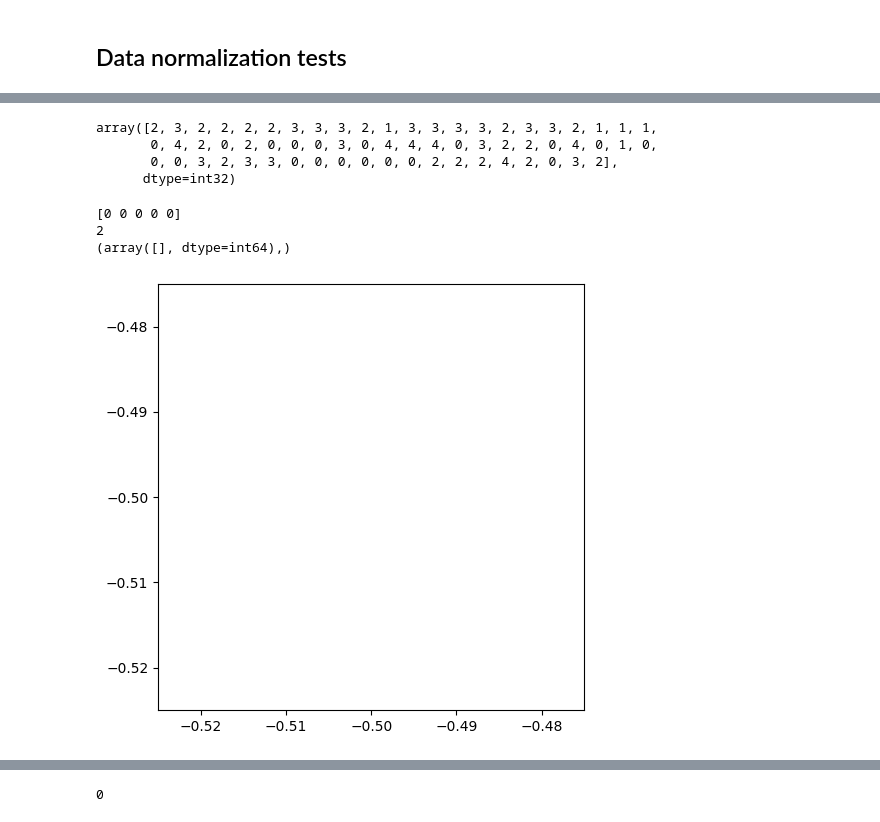
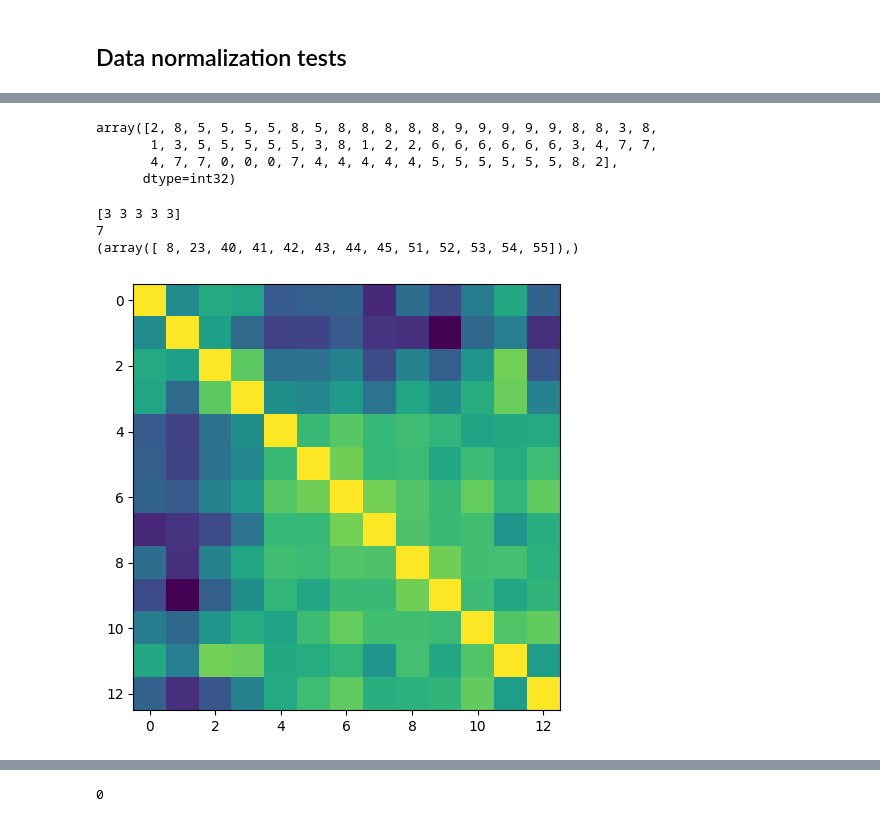
Before and after one commit to Roboy/roboy_smells, a Jupyter notebook: notebooks/test_sensor-model.ipynb, the cells around one changed output, grey strips where cells are left out. Cells and saved outputs as stored; diff of their text form; code cells hidden in the pictures.

```diff
--- a/notebooks/test_sensor-model.ipynb
+++ b/notebooks/test_sensor-model.ipynb
@@ -18,7 +18,7 @@ read in data from a specific file
 # %% [markdown]
 or all files from a from a directory
 # %%
-data_tuple = file_reader.read_all_files_in_folder('../data/newgen-test')
+data_tuple = file_reader.read_all_files_in_folder('../data')
 #data_tuple = dp.remove_broken_channels_multi_files(data_tuple)
 functionalisations, working_channels, all_data = data_tuple
 # %% [output]
@@ -56,6 +56,7 @@ for i, time in enumerate(data):
     channel_data = data[time]['channels']
     orig_data_matrix[i, :] = channel_data
 
+orig_data_matrix = orig_data_matrix[0:22_000]
 data_matrix = orig_data_matrix
 # %%
 # log scale
@@ -63,11 +64,18 @@ data_matrix = np.log(orig_data_matrix)
 
 # high-pass filter
 l1_filter = data_matrix[0]
-l1_factor = 0#1e-3
+l1_factor = 1e-3
 for i in range(len(data_matrix)):
     l1_filter = (l1_filter + data_matrix[i] * l1_factor) / (1.0+l1_factor)
     data_matrix[i] -= l1_filter
 
+# norm by variance
+data_var = np.max(data_matrix, axis=0, keepdims=True)
+#data_matrix /= data_var+1e-6
+
 # remove baseline functionalisation 0
-func_0 = np.mean(data_matrix[:], axis=1, keepdims=True)
-data_matrix = data_matrix - func_0
+brokens = np.array([5,6,32,42])#[22,31])
+mask = np.ones(data_matrix.shape[1], bool)
+mask[brokens] = False
+func_0 = np.mean(data_matrix[:,mask], axis=1, keepdims=True)
+#data_matrix = data_matrix - func_0
@@ -115,30 +172,30 @@ plt.show()
 # Cluster channels that behave similarly
 
 from scipy.cluster.vq import kmeans2
-#centroid, label = kmeans2(data_matrix.T, 10, minit='points', iter=100)
-centroid, label = kmeans2(np.abs(corr), 5, minit='points', iter=100)
+centroid, label = kmeans2(data_matrix.T, 10, minit='points', iter=100)
+#centroid, label = kmeans2(np.abs(corr), 5, minit='points', iter=100)
 label
 # %% [output]
-array([2, 3, 2, 2, 2, 2, 3, 3, 3, 2, 1, 3, 3, 3, 3, 2, 3, 3, 2, 1, 1, 1,
-       0, 4, 2, 0, 2, 0, 0, 0, 3, 0, 4, 4, 4, 0, 3, 2, 2, 0, 4, 0, 1, 0,
-       0, 0, 3, 2, 3, 3, 0, 0, 0, 0, 0, 0, 2, 2, 2, 4, 2, 0, 3, 2],
+array([2, 8, 5, 5, 5, 5, 8, 5, 8, 8, 8, 8, 8, 9, 9, 9, 9, 9, 8, 8, 3, 8,
+       1, 3, 5, 5, 5, 5, 5, 3, 8, 1, 2, 2, 6, 6, 6, 6, 6, 6, 3, 4, 7, 7,
+       4, 7, 7, 0, 0, 0, 7, 4, 4, 4, 4, 4, 5, 5, 5, 5, 5, 5, 8, 2],
       dtype=int32)
 # %%
 brokens = [22,27,31,35,39]
 print(label[brokens])
 print(label[47])
-print(np.where(label == 6))
-pcorr = np.corrcoef(data_matrix[:, label==6], rowvar=False)
+print(np.where(label == 9))
+pcorr = np.corrcoef(data_matrix[:, label==9], rowvar=False)
 
 fig, ax = plt.subplots()
 im = ax.imshow(pcorr)
 fig.tight_layout()
 plt.show()
 # %% [output]
-[0 0 0 0 0]
-2
-(array([], dtype=int64),)
+[3 3 3 3 3]
+7
+(array([ 8, 23, 40, 41, 42, 43, 44, 45, 51, 52, 53, 54, 55]),)
-[figure, old version]
+[figure, new version]
 # %%
 new_funcs = np.array(
     [1, 1, 1, 1, 1, 1, 1, 1, 2, 2, 2, 2, 2, 2, 2, 2,
```
Also changed, not shown: parts of 10 cells of this notebook, 1 other file.
